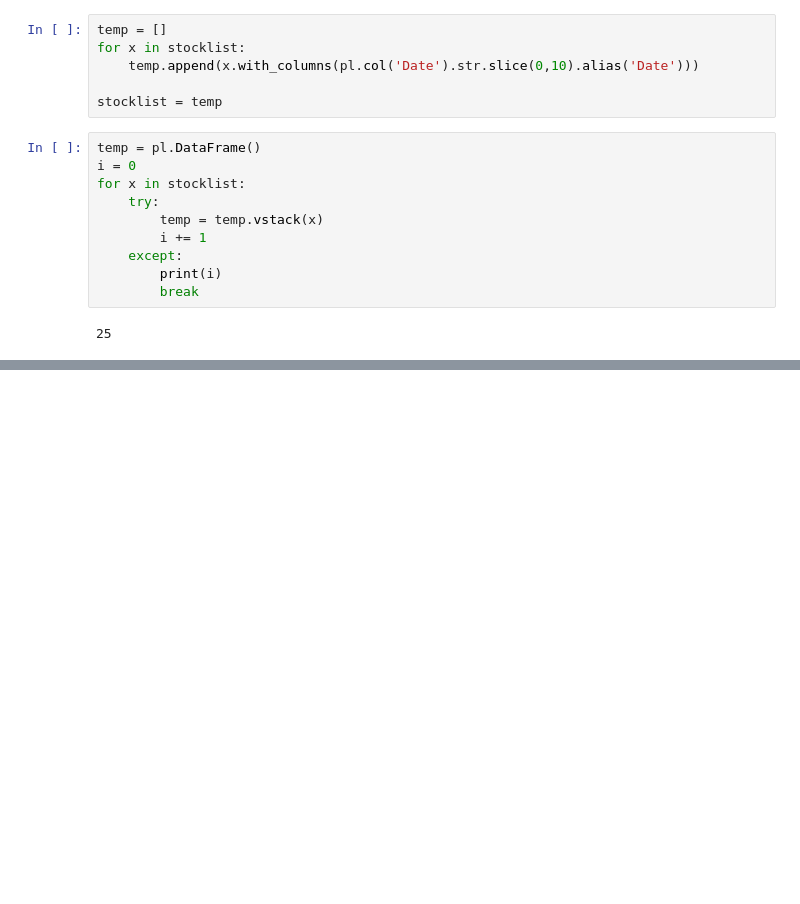
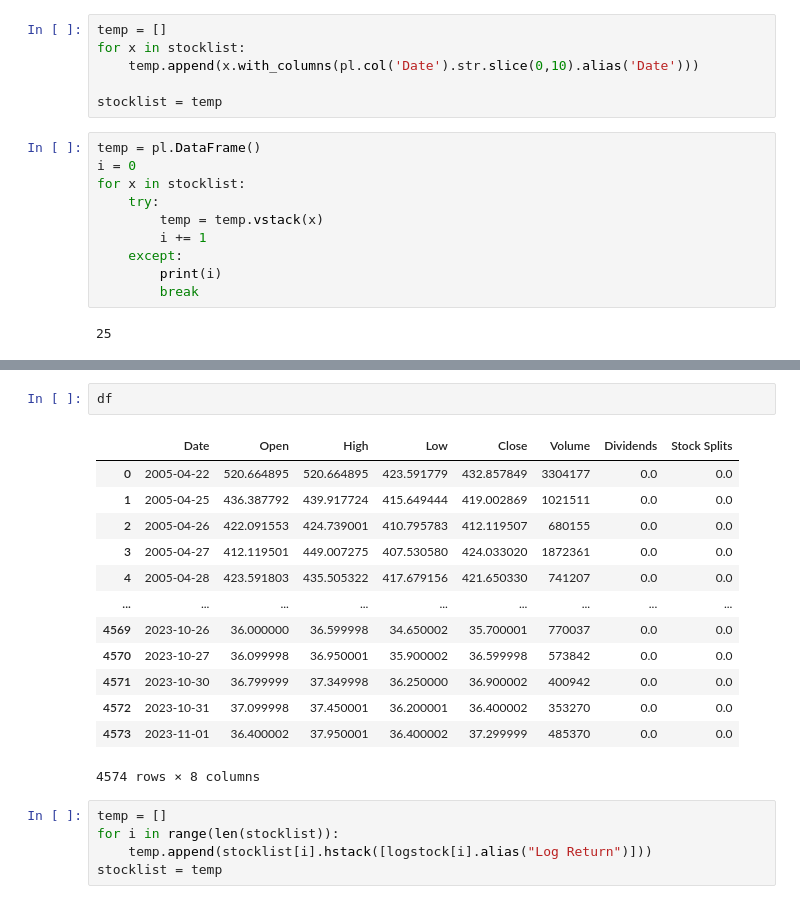
Before and after one commit to WhoopingTaco/Personal-Research-Learning, a Jupyter notebook: Capstone.ipynb, the cells around one changed output, grey strips where cells are left out. Drawn from its saved outputs; the diff is of its cells as text; blank space fills up the shorter version.

Commit message:
Added Log Returns to the dataframe

```diff
--- a/Capstone.ipynb
+++ b/Capstone.ipynb
@@ -81 +125,22 @@ for x in stocklist:
+# %%
+df
+# %% [output]
+|  | Date | Open | High | Low | Close | Volume | Dividends | Stock Splits |
+| 0 | 2005-04-22 | 520.664895 | 520.664895 | 423.591779 | 432.857849 | 3304177 | 0.0 | 0.0 |
+| 1 | 2005-04-25 | 436.387792 | 439.917724 | 415.649444 | 419.002869 | 1021511 | 0.0 | 0.0 |
+| 2 | 2005-04-26 | 422.091553 | 424.739001 | 410.795783 | 412.119507 | 680155 | 0.0 | 0.0 |
+| 3 | 2005-04-27 | 412.119501 | 449.007275 | 407.530580 | 424.033020 | 1872361 | 0.0 | 0.0 |
+| 4 | 2005-04-28 | 423.591803 | 435.505322 | 417.679156 | 421.650330 | 741207 | 0.0 | 0.0 |
+| ... | ... | ... | ... | ... | ... | ... | ... | ... |
+| 4569 | 2023-10-26 | 36.000000 | 36.599998 | 34.650002 | 35.700001 | 770037 | 0.0 | 0.0 |
+| 4570 | 2023-10-27 | 36.099998 | 36.950001 | 35.900002 | 36.599998 | 573842 | 0.0 | 0.0 |
+| 4571 | 2023-10-30 | 36.799999 | 37.349998 | 36.250000 | 36.900002 | 400942 | 0.0 | 0.0 |
+| 4572 | 2023-10-31 | 37.099998 | 37.450001 | 36.200001 | 36.400002 | 353270 | 0.0 | 0.0 |
+| 4573 | 2023-11-01 | 36.400002 | 37.950001 | 36.400002 | 37.299999 | 485370 | 0.0 | 0.0 |
+4574 rows × 8 columns
+# %%
+temp = []
+for i in range(len(stocklist)):
+    temp.append(stocklist[i].hstack([logstock[i].alias("Log Return")]))
+stocklist = temp
 # %%
```
Also changed, not shown: parts of 11 cells of this notebook.
